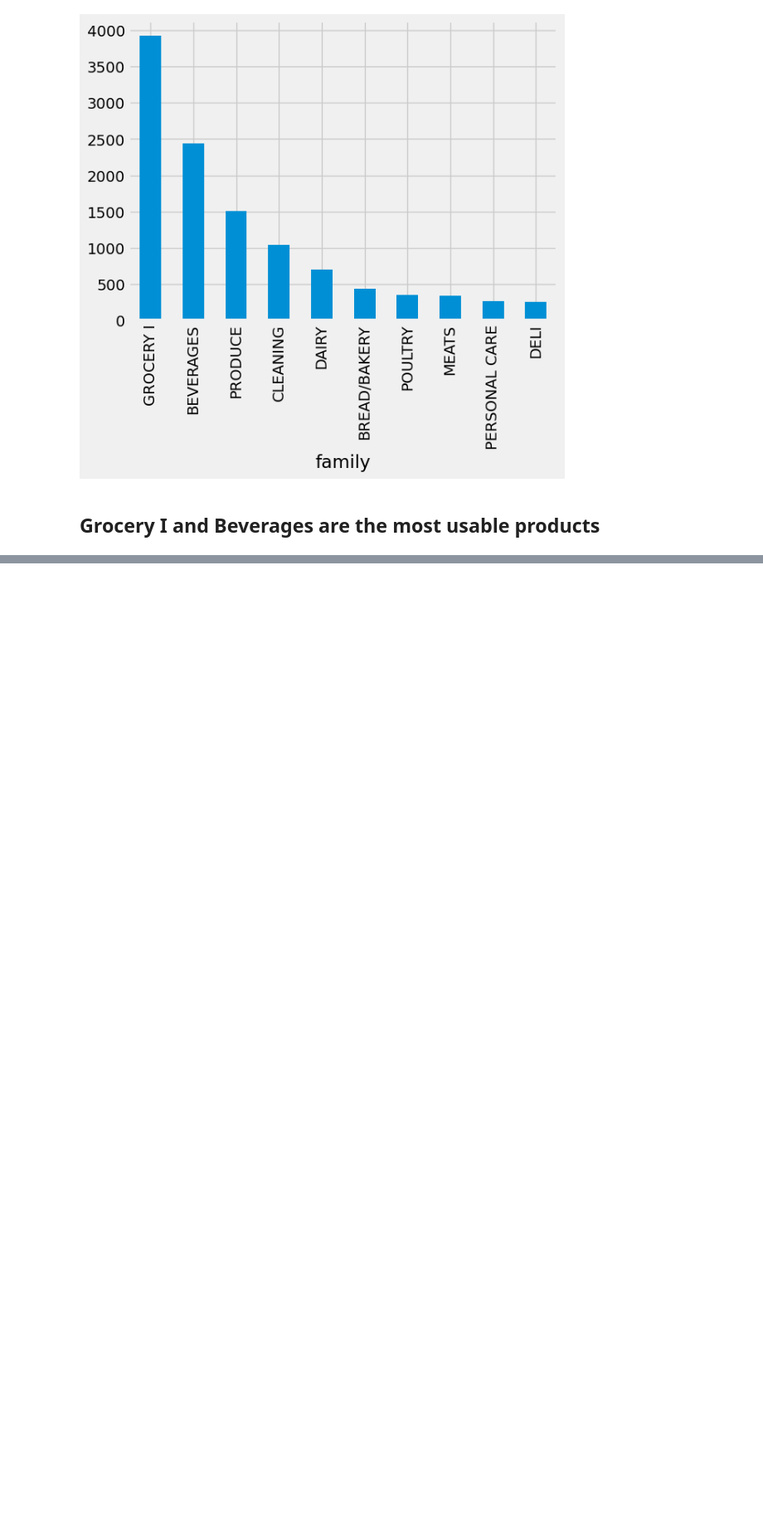
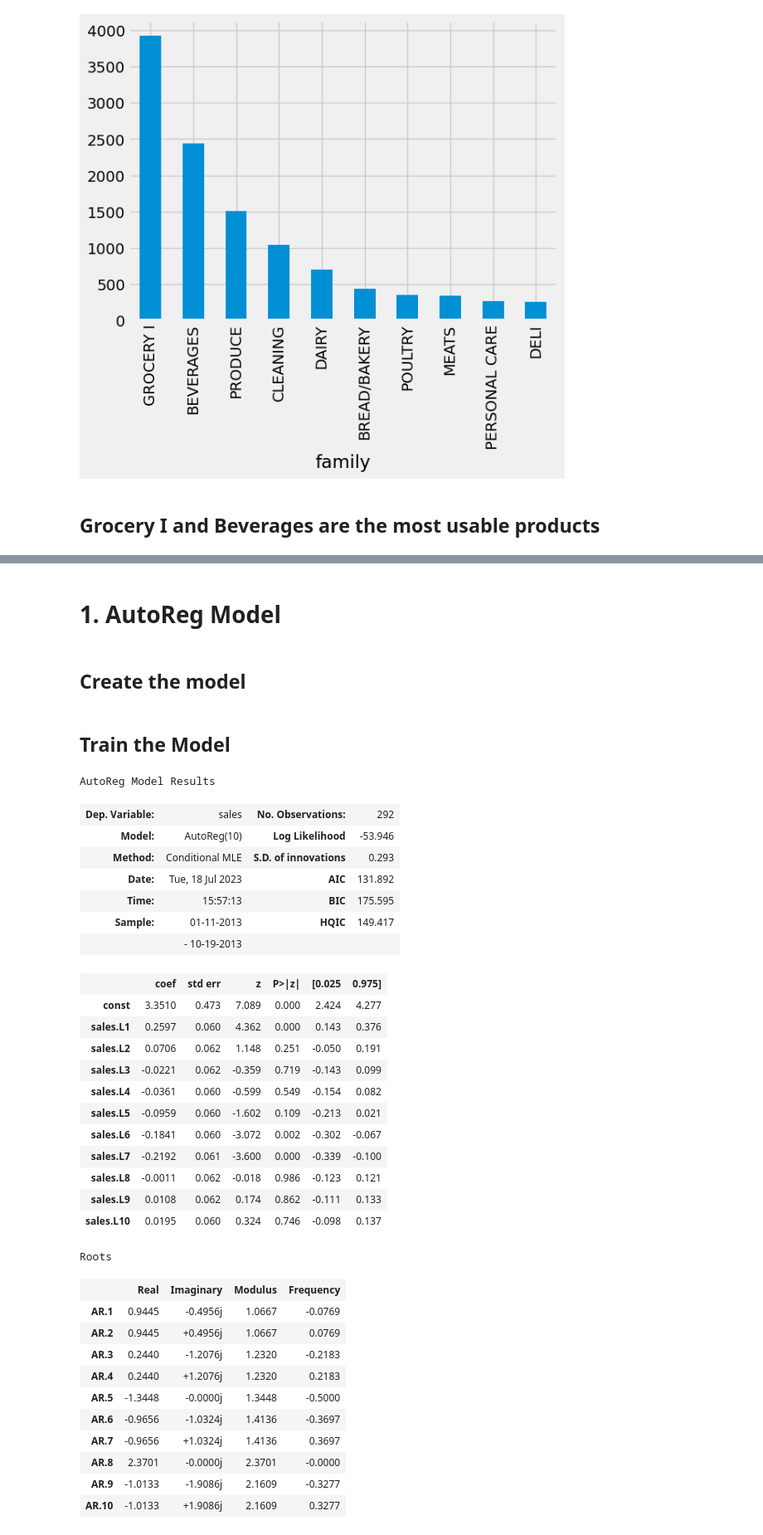
Before and after one commit to Henamen21/Time_Series_prediction, a Jupyter notebook: Time_Series_prediction.ipynb, the cells around one changed output, grey strips where cells are left out. Shown at 83% size. Cells and saved outputs as stored; diff of their text form; code cells hidden in the pictures; blank space fills up the shorter version.

Commit message:
added model

```diff
--- a/Time_Series_prediction.ipynb
+++ b/Time_Series_prediction.ipynb
@@ -737,0 +1100,3 @@ data_train["weekday name"] = data_train.index.day_name()
+# %%
+X_train_final["date"] = train.date
+X_test_final["date"] = test.date
@@ -737,0 +1112,3 @@ data_train["weekday name"] = data_train.index.day_name()
+# %%
+d = X_train_final
+d.head()
@@ -737,0 +1122,4 @@ data_train["weekday name"] = data_train.index.day_name()
+# %%
+d["sales"] = Y_train
+d = d.set_index("date")
+d.head()
@@ -737,0 +1172,4 @@ data_train["weekday name"] = data_train.index.day_name()
+# %% [markdown]
+# 1. AutoReg Model
+# %% [markdown]
+## Create the model
@@ -737,0 +1183,54 @@ data_train["weekday name"] = data_train.index.day_name()
+# %%
+#import the library
+import statsmodels.api as sm
+
+#load a sample dataset
+data = sm.datasets.sunspots.load_pandas().data['SUNACTIVITY']
+
+#define the lag order
+lags = 10
+
+#fit the AR model
+#model = sm.tsa.AutoReg(x_train lags , trend = "c" )
+
+autoreg_model = sm.tsa.AutoReg(d.sales , lags ,  trend = "c" )
+# %% [markdown]
+## Train the Model
+# %%
+autoreg_results = autoreg_model.fit()
+
+#display the model summary
+autoreg_results.summary()
+# %% [output]
+AutoReg Model Results
+| Dep. Variable: | sales | No. Observations: | 292 |
+| Model: | AutoReg(10) | Log Likelihood | -53.946 |
+| Method: | Conditional MLE | S.D. of innovations | 0.293 |
+| Date: | Tue, 18 Jul 2023 | AIC | 131.892 |
+| Time: | 15:57:13 | BIC | 175.595 |
+| Sample: | 01-11-2013 | HQIC | 149.417 |
+|  | - 10-19-2013 |  |  |
+|  | coef | std err | z | P>|z| | [0.025 | 0.975] |
+| const | 3.3510 | 0.473 | 7.089 | 0.000 | 2.424 | 4.277 |
+| sales.L1 | 0.2597 | 0.060 | 4.362 | 0.000 | 0.143 | 0.376 |
+| sales.L2 | 0.0706 | 0.062 | 1.148 | 0.251 | -0.050 | 0.191 |
+| sales.L3 | -0.0221 | 0.062 | -0.359 | 0.719 | -0.143 | 0.099 |
+| sales.L4 | -0.0361 | 0.060 | -0.599 | 0.549 | -0.154 | 0.082 |
+| sales.L5 | -0.0959 | 0.060 | -1.602 | 0.109 | -0.213 | 0.021 |
+| sales.L6 | -0.1841 | 0.060 | -3.072 | 0.002 | -0.302 | -0.067 |
+| sales.L7 | -0.2192 | 0.061 | -3.600 | 0.000 | -0.339 | -0.100 |
+| sales.L8 | -0.0011 | 0.062 | -0.018 | 0.986 | -0.123 | 0.121 |
+| sales.L9 | 0.0108 | 0.062 | 0.174 | 0.862 | -0.111 | 0.133 |
+| sales.L10 | 0.0195 | 0.060 | 0.324 | 0.746 | -0.098 | 0.137 |
+Roots
+|  | Real | Imaginary | Modulus | Frequency |
+| AR.1 | 0.9445 | -0.4956j | 1.0667 | -0.0769 |
+| AR.2 | 0.9445 | +0.4956j | 1.0667 | 0.0769 |
+| AR.3 | 0.2440 | -1.2076j | 1.2320 | -0.2183 |
+| AR.4 | 0.2440 | +1.2076j | 1.2320 | 0.2183 |
+| AR.5 | -1.3448 | -0.0000j | 1.3448 | -0.5000 |
+| AR.6 | -0.9656 | -1.0324j | 1.4136 | -0.3697 |
+| AR.7 | -0.9656 | +1.0324j | 1.4136 | 0.3697 |
+| AR.8 | 2.3701 | -0.0000j | 2.3701 | -0.0000 |
+| AR.9 | -1.0133 | -1.9086j | 2.1609 | -0.3277 |
+| AR.10 | -1.0133 | +1.9086j | 2.1609 | 0.3277 |
```
Also changed, not shown: parts of 168 cells of this notebook.
